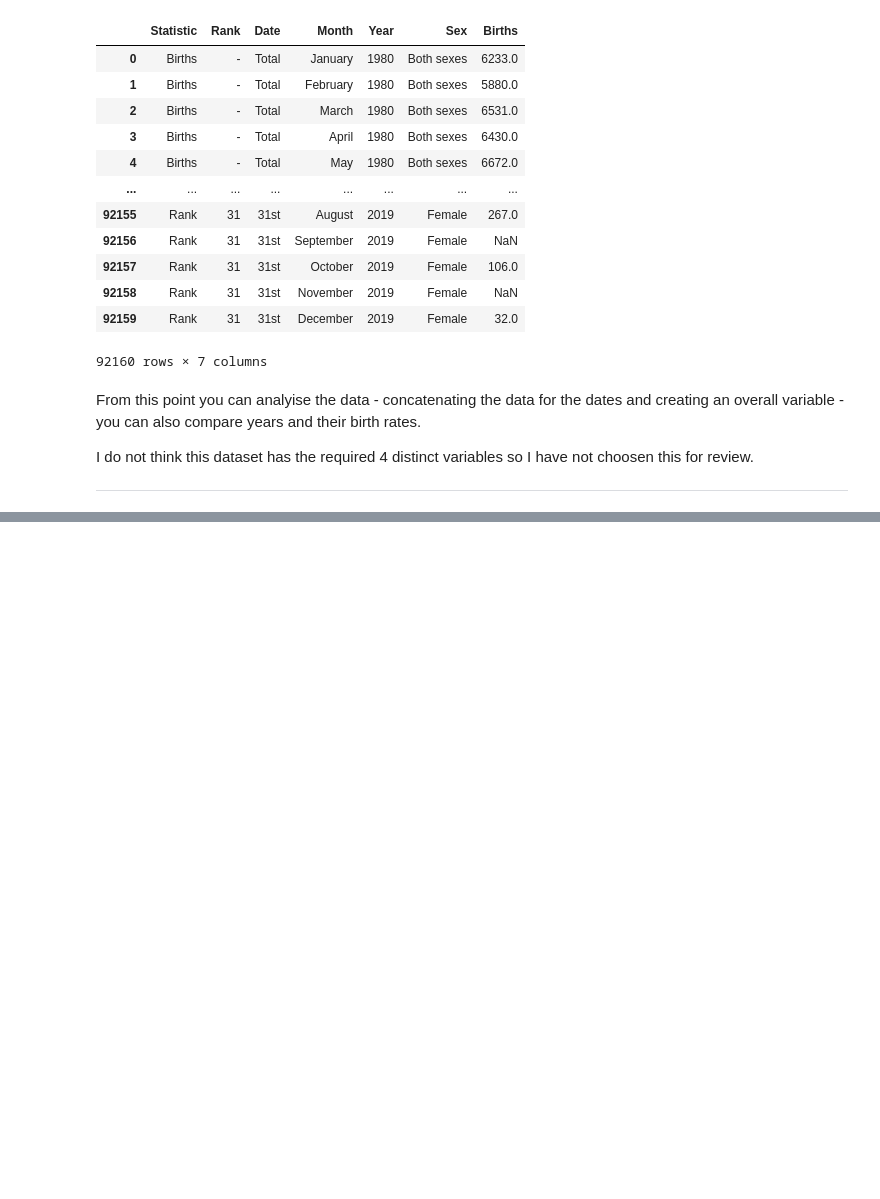
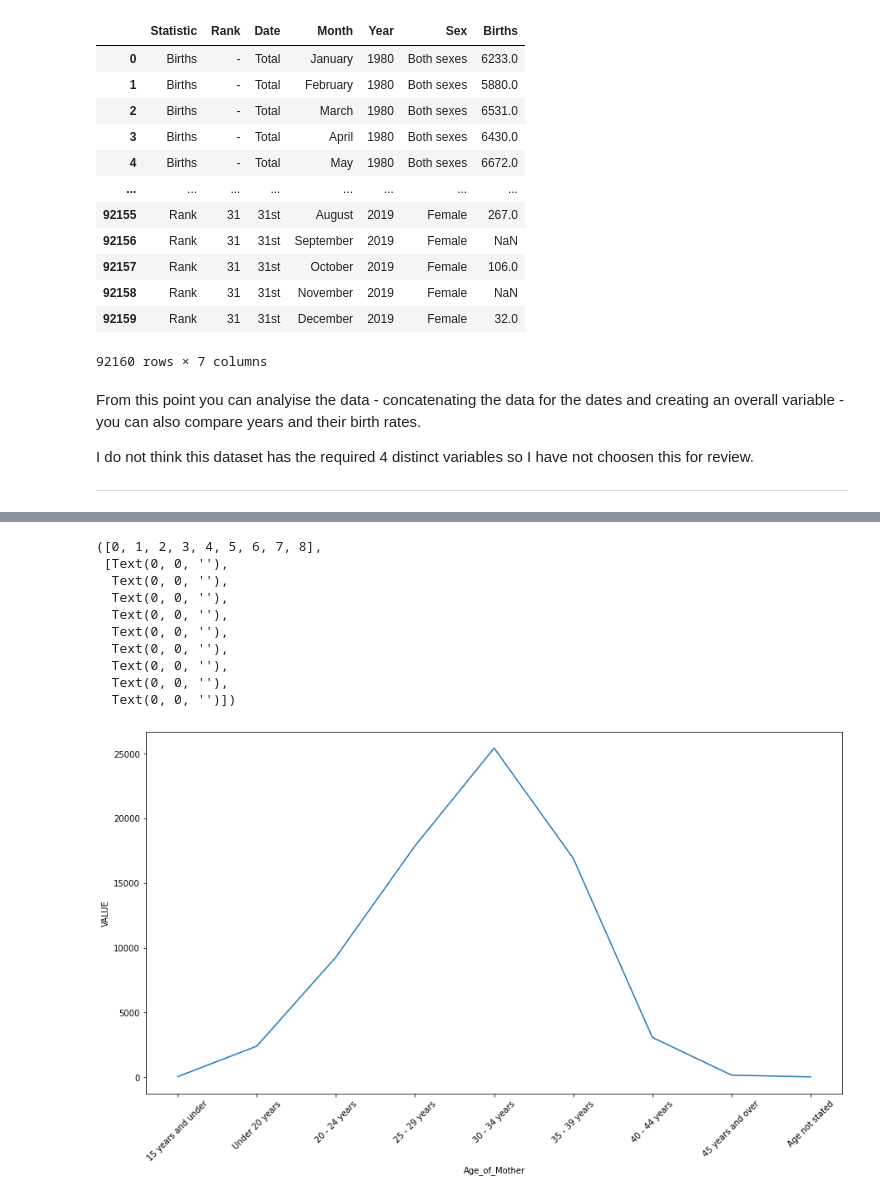
Before and after one commit to VCurry20/PDARandomData, a Jupyter notebook: Data Analysis Project.ipynb, the cells around one changed output, grey strips where cells are left out. Drawn from its saved outputs; the diff is of its cells as text; code cells hidden in the pictures; blank space fills up the shorter version.

```diff
--- a/Data Analysis Project.ipynb
+++ b/Data Analysis Project.ipynb
@@ -757,0 +808,7 @@ NameError: name 'Year_08' is not defined
+# %%
+filter_list = ['Total Per Age Group']
+
+
+Year_08 = Year_08[Year_08.Previous_Liveborn_Children.isin(filter_list)]
+
+Year_08
@@ -757,0 +826,20 @@ NameError: name 'Year_08' is not defined
+# %%
+plt.figure(figsize = (15,8))
+
+ax = sns.lineplot(data=Year_08, x="Age_of_Mother", y="VALUE")
+
+plt.xticks(rotation=45)
+
+# [14][15]
+# %% [output]
+([0, 1, 2, 3, 4, 5, 6, 7, 8],
+ [Text(0, 0, ''),
+  Text(0, 0, ''),
+  Text(0, 0, ''),
+  Text(0, 0, ''),
+  Text(0, 0, ''),
+  Text(0, 0, ''),
+  Text(0, 0, ''),
+  Text(0, 0, ''),
+  Text(0, 0, '')])
+[figure, added]
```
Also changed, not shown: parts of 25 cells of this notebook, 2 other files.
